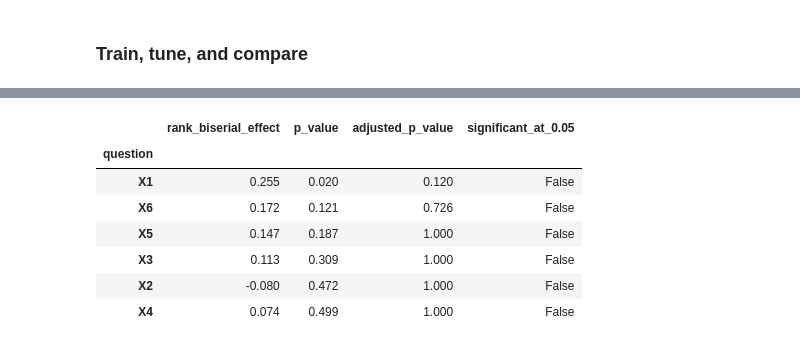
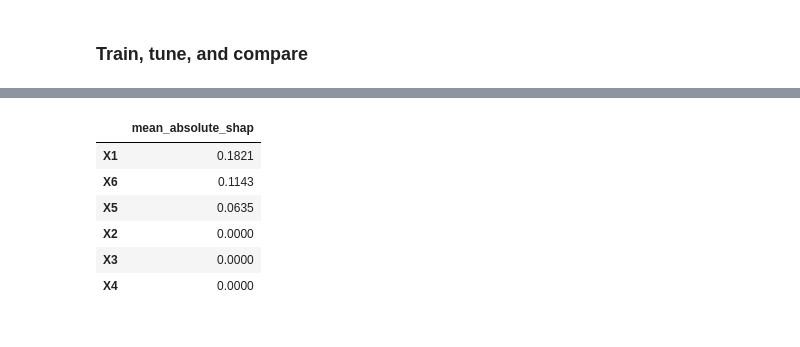
Before and after one commit to ca34525/QWFuFPmtYoLpq4Qt, a Jupyter notebook: notebooks/1.0-CTA-customer-happiness-analysis.ipynb, the cells around one changed output, grey strips where cells are left out. Cells and saved outputs as stored; diff of their text form; code cells hidden in the pictures.

```diff
--- a/notebooks/1.0-CTA-customer-happiness-analysis.ipynb
+++ b/notebooks/1.0-CTA-customer-happiness-analysis.ipynb
@@ -200,19 +202,8 @@ The split leaves 100 training responses and 26 test responses. One additional co
 # %%
-from sklearn.model_selection import train_test_split
-
-X = raw_df[FEATURE_COLUMNS].copy()
-y = raw_df[TARGET_COLUMN].copy()
-
-X_train, X_test, y_train, y_test = train_test_split(
-    X,
-    y,
-    test_size=0.20,
-    random_state=RANDOM_STATE,
-    stratify=y,
-)
-
+# They now contain all responses, with no permanent test set.
+X_train = raw_df[FEATURE_COLUMNS].copy()
+y_train = raw_df[TARGET_COLUMN].copy()
 train_df = X_train.join(y_train)
 
-print(f"Training rows: {len(X_train)}")
-print(f"Test rows reserved: {len(X_test)}")
+print(f"Responses available for nested cross-validation: {len(X_train)}")
 # %% [output]
@@ -530,42 +579,19 @@ A non-significant result does not prove that a question is useless.
 # %%
-from scipy.stats import PermutationMethod, mannwhitneyu
+import shap
 
-question_rows = []
+def predict_happiness(data):
+    data = pd.DataFrame(data, columns=X_train.columns)
+    return final_model.predict_proba(data)[:, 1]
 
-for question in FEATURE_COLUMNS:
-    happy_scores = X_train.loc[y_train == 1, question]
-    unhappy_scores = X_train.loc[y_train == 0, question]
+explainer = shap.Explainer(predict_happiness, X_train)
+shap_values = explainer(X_train)
 
-    result = mannwhitneyu(
-        happy_scores,
-        unhappy_scores,
-        alternative="two-sided",
-        method=PermutationMethod(
-            n_resamples=9999,
-            rng=RANDOM_STATE,
-        ),
-    )
+question_importance = pd.Series(
+    np.abs(shap_values.values).mean(axis=0),
+    index=X_train.columns,
+    name="mean_absolute_shap",
+).sort_values(ascending=False)
 
-    pair_count = len(happy_scores) * len(unhappy_scores)
-    effect = 2 * result.statistic / pair_count - 1
-
-    question_rows.append(
-        {
-            "question": question,
-            "rank_biserial_effect": effect,
-            "p_value": result.pvalue,
-        }
-    )
-
-question_results = pd.DataFrame(question_rows).set_index("question")
-
-question_results["adjusted_p_value"] = (
-    question_results["p_value"] * len(FEATURE_COLUMNS)
-).clip(upper=1)
-
-question_results["significant_at_0.05"] = (
-    question_results["adjusted_p_value"] < 0.05
-)
-
-display(question_results.sort_values("p_value").round(3))
+display(question_importance.to_frame().round(4))
+shap.plots.bar(shap_values)
 # %% [output]
@@ -572,8 +599,7 @@ display(question_results.sort_values("p_value").round(3))
-|  | rank_biserial_effect | p_value | adjusted_p_value | significant_at_0.05 |
-| question |  |  |  |  |
-| X1 | 0.255 | 0.020 | 0.120 | False |
-| X6 | 0.172 | 0.121 | 0.726 | False |
-| X5 | 0.147 | 0.187 | 1.000 | False |
-| X3 | 0.113 | 0.309 | 1.000 | False |
-| X2 | -0.080 | 0.472 | 1.000 | False |
-| X4 | 0.074 | 0.499 | 1.000 | False |
+|  | mean_absolute_shap |
+| X1 | 0.1821 |
+| X6 | 0.1143 |
+| X5 | 0.0635 |
+| X2 | 0.0000 |
+| X3 | 0.0000 |
+| X4 | 0.0000 |
```
Also changed, not shown: parts of 24 cells of this notebook, 3 other files.
